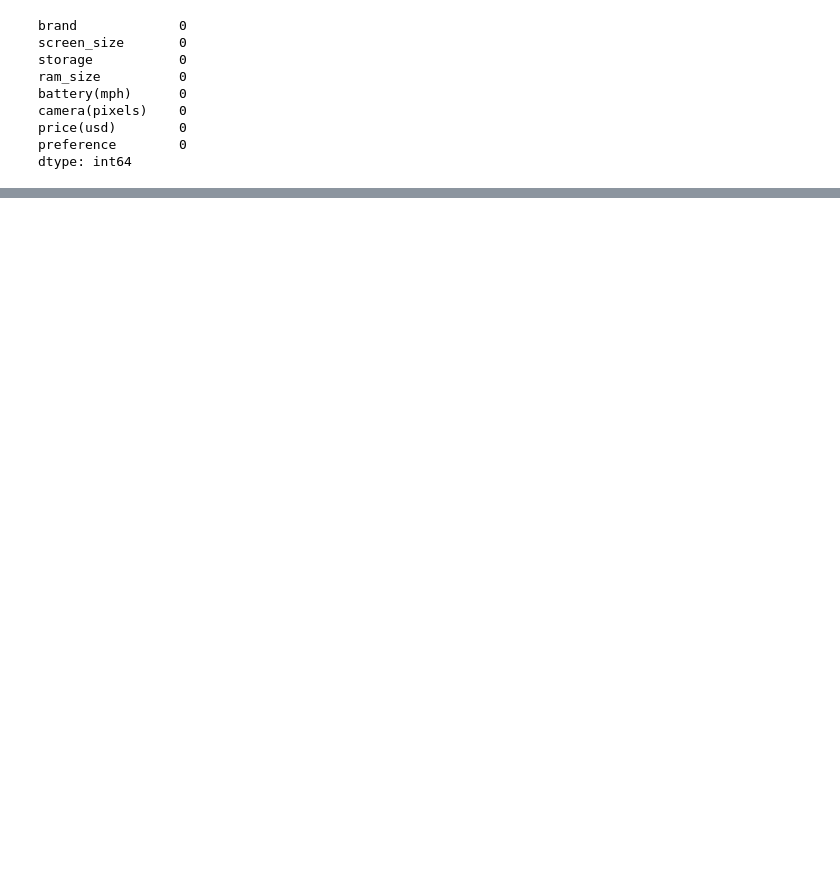
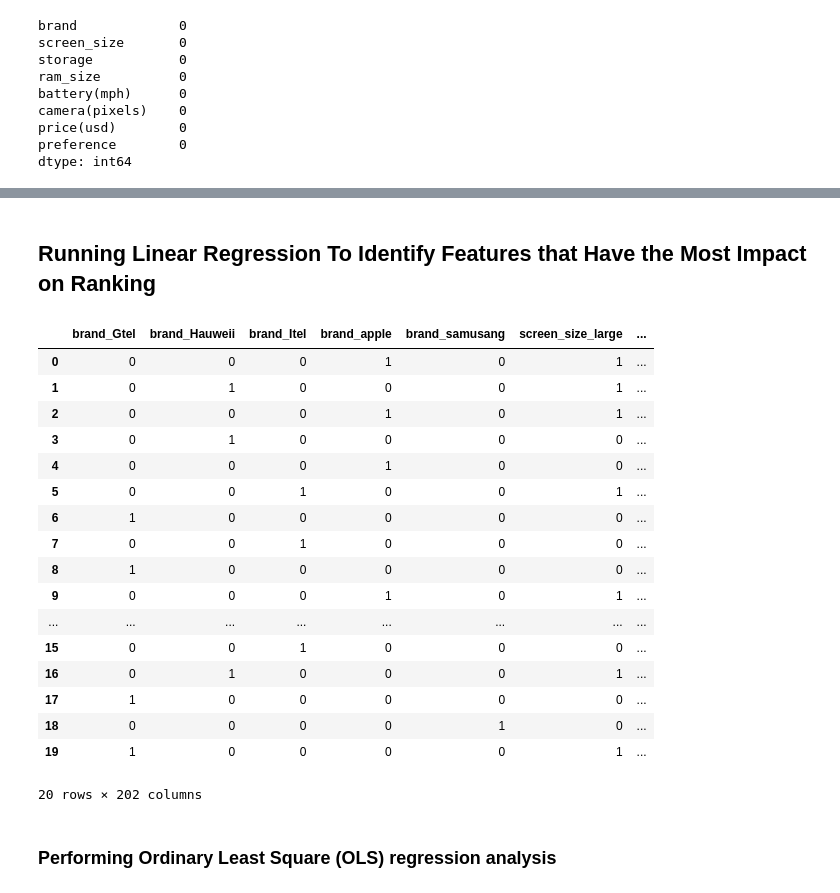
Before and after one commit to kudzaiprichard/smartphone-conjoint-analysis, a Jupyter notebook: conjoint_analysis.ipynb, the cells around one changed output, grey strips where cells are left out. Cells and saved outputs as stored; diff of their text form; code cells hidden in the pictures; blank space fills up the shorter version.

```diff
--- a/conjoint_analysis.ipynb
+++ b/conjoint_analysis.ipynb
@@ -127,0 +130,27 @@ sns.heatmap(smartphones_corr, annot=True)
+# %% [markdown]
+## Running Linear Regression To Identify Features that Have the Most Impact on Ranking
+# %%
+smartphones_dum = pd.get_dummies(smartphones.iloc[:,:-1], columns=smartphones.iloc[:,:-1].columns)
+smartphones_dum = smartphones_dum.astype(int)
+smartphones_dum.head(20)
+# %% [output]
+|  | brand_Gtel | brand_Hauweii | brand_Itel | brand_apple | brand_samusang | screen_size_large | ... |
+| 0 | 0 | 0 | 0 | 1 | 0 | 1 | ... |
+| 1 | 0 | 1 | 0 | 0 | 0 | 1 | ... |
+| 2 | 0 | 0 | 0 | 1 | 0 | 1 | ... |
+| 3 | 0 | 1 | 0 | 0 | 0 | 0 | ... |
+| 4 | 0 | 0 | 0 | 1 | 0 | 0 | ... |
+| 5 | 0 | 0 | 1 | 0 | 0 | 1 | ... |
+| 6 | 1 | 0 | 0 | 0 | 0 | 0 | ... |
+| 7 | 0 | 0 | 1 | 0 | 0 | 0 | ... |
+| 8 | 1 | 0 | 0 | 0 | 0 | 0 | ... |
+| 9 | 0 | 0 | 0 | 1 | 0 | 1 | ... |
+| ... | ... | ... | ... | ... | ... | ... | ... |
+| 15 | 0 | 0 | 1 | 0 | 0 | 0 | ... |
+| 16 | 0 | 1 | 0 | 0 | 0 | 1 | ... |
+| 17 | 1 | 0 | 0 | 0 | 0 | 0 | ... |
+| 18 | 0 | 0 | 0 | 0 | 1 | 0 | ... |
+| 19 | 1 | 0 | 0 | 0 | 0 | 1 | ... |
+20 rows × 202 columns
+# %% [markdown]
+### Performing Ordinary Least Square (OLS) regression analysis
```
Also changed, not shown: parts of 17 cells of this notebook.
